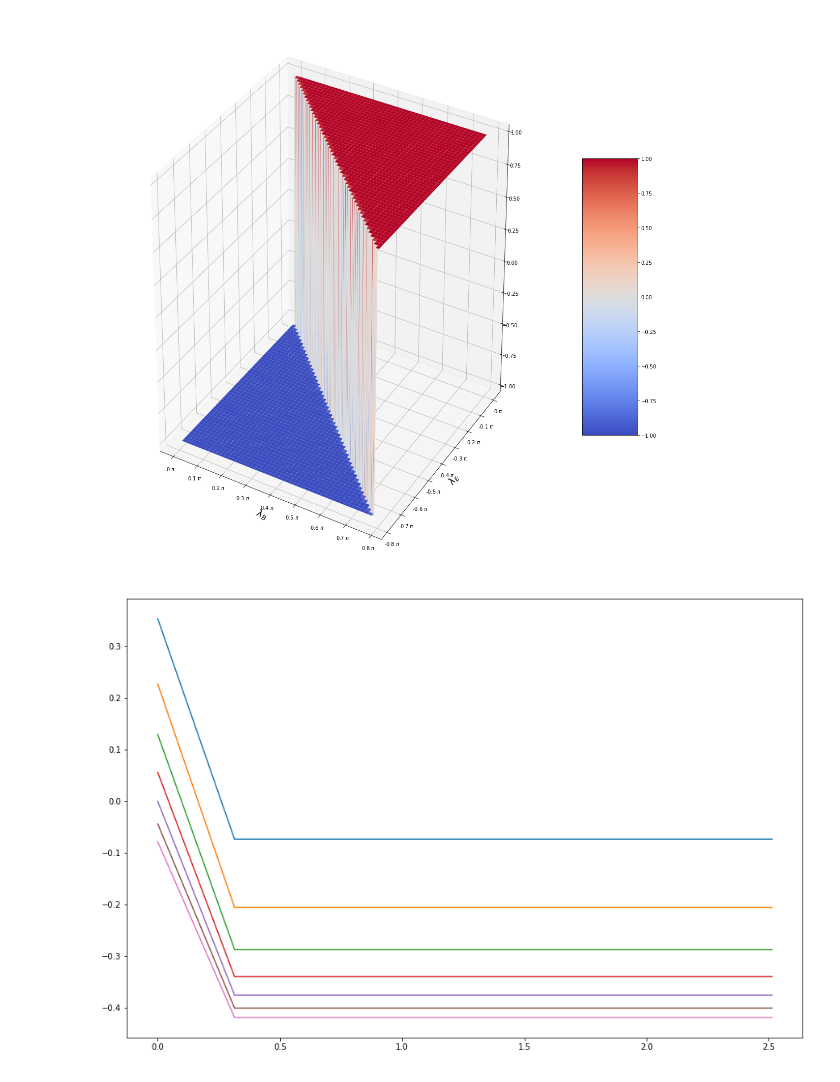
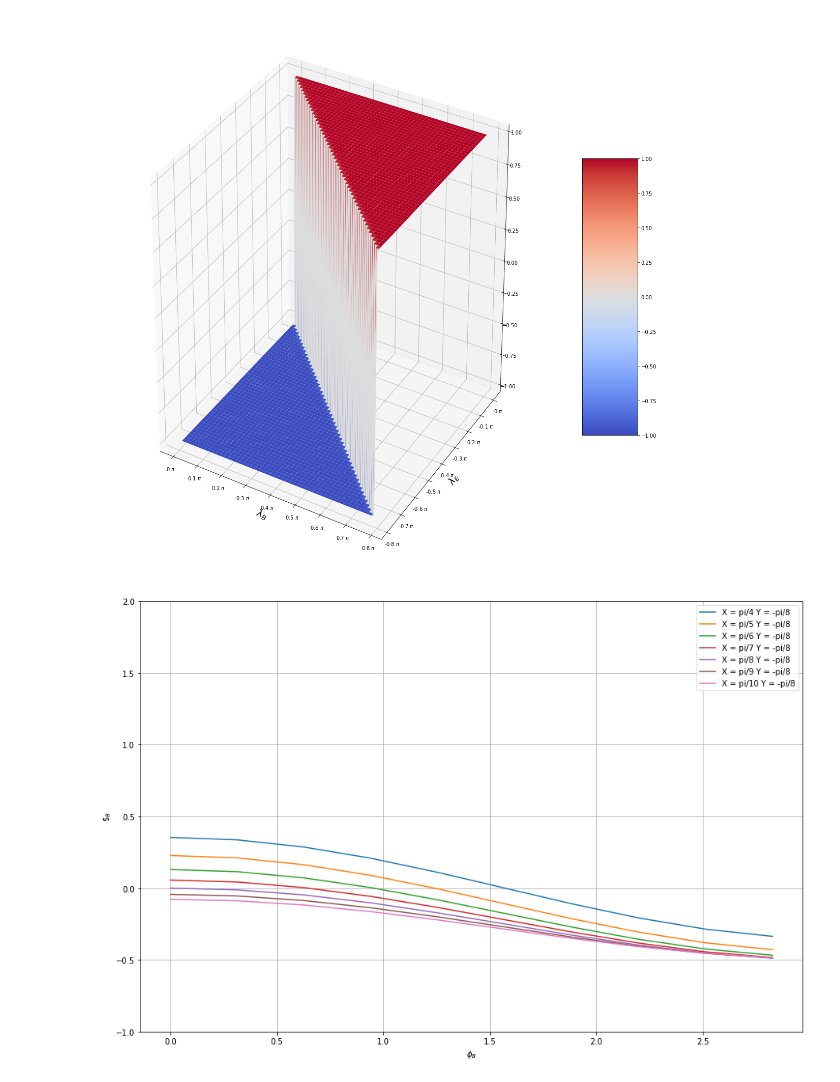
Before and after one commit to code-xD/QGT_Simulations, a Jupyter notebook: QGT_Simulation.ipynb, the cells around one changed output. Saved outputs shown, nothing was run; the diff lists cells and outputs as text; code cells hidden in the pictures.

```diff
--- a/QGT_Simulation.ipynb
+++ b/QGT_Simulation.ipynb
@@ -6,7 +6,6 @@ import numpy as np
 # Make data.
 pi = np.pi
 e = np.e
-j = 1j
 # %%
 class QuantumGame:
     def __init__(self, N):
@@ -18,9 +17,9 @@ class QuantumGame:
         self.movesE = np.asarray([])
         self.psiF = self.psiI
 
+
     def unitary(self, lam, phi=0):
-        U = np.array([[np.exp(j*phi) * np.cos(lam), -1 * np.sin(lam)], [ np.sin(lam), np.exp(-j*phi) * np.cos(lam)]])
-        U = np.around(U, decimals=8)
+        U = np.array([[np.exp(1j*phi) * np.cos(lam), -1 * np.sin(lam)], [ np.sin(lam), np.exp(-1j*phi) * np.cos(lam)]])
         return U
 
     def channelBasis(self, dim):
@@ -136,30 +135,30 @@ plt.show()
 # %%
 fig = plt.figure(figsize=[15,10])
 ax = fig.gca()
 
 # Make data.
 phi = np.arange(0, pi, pi/10)
-for i in range(4, 11):
+for i in np.arange(4, 11):
     Z = []
     X = pi/i
     Y = -pi/8
     for p in phi:
         Qplot = QuantumGame(1)
         Qplot.movesB = Qplot.createQuantumMoves([[X, p]])
         Qplot.movesE = Qplot.createRealMoves([Y])
         Qplot.calculateOutcome()
         Z.append(Qplot.magQubit(1,0))
     Z = np.asarray(Z)
     plt.plot(phi, Z, label = f"X = pi/{i} Y = -pi/8")
 
-# # naming the x axis
-# plt.xlabel(r'$\phi_{B}$')
-# # naming the y axis
-# plt.ylabel(r'$\$_{B}$')
-# plt.grid()
-# # show a legend on the plot
-# ax.set_ylim(-1, 2)
-# plt.legend()
-# plt.show()
+# naming the x axis
+plt.xlabel(r'$\phi_{B}$')
+# naming the y axis
+plt.ylabel(r'$\$_{B}$')
+plt.grid()
+# show a legend on the plot
+ax.set_ylim(-1, 2)
+plt.legend()
+plt.show()
 # %% [output]
-[figure, old version]
+[figure, new version]
```
